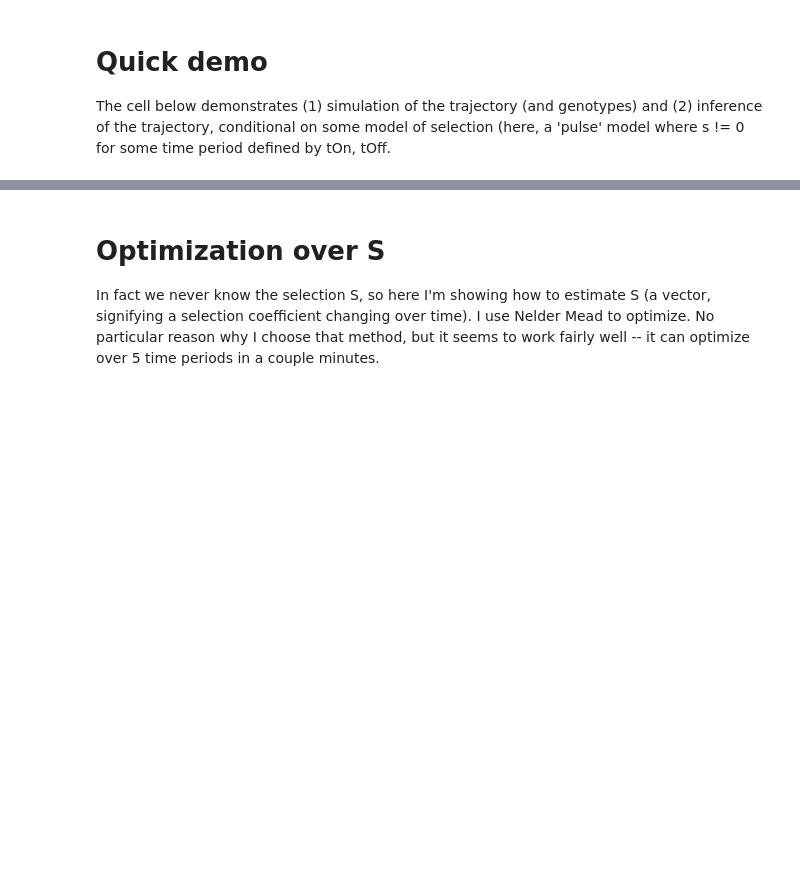
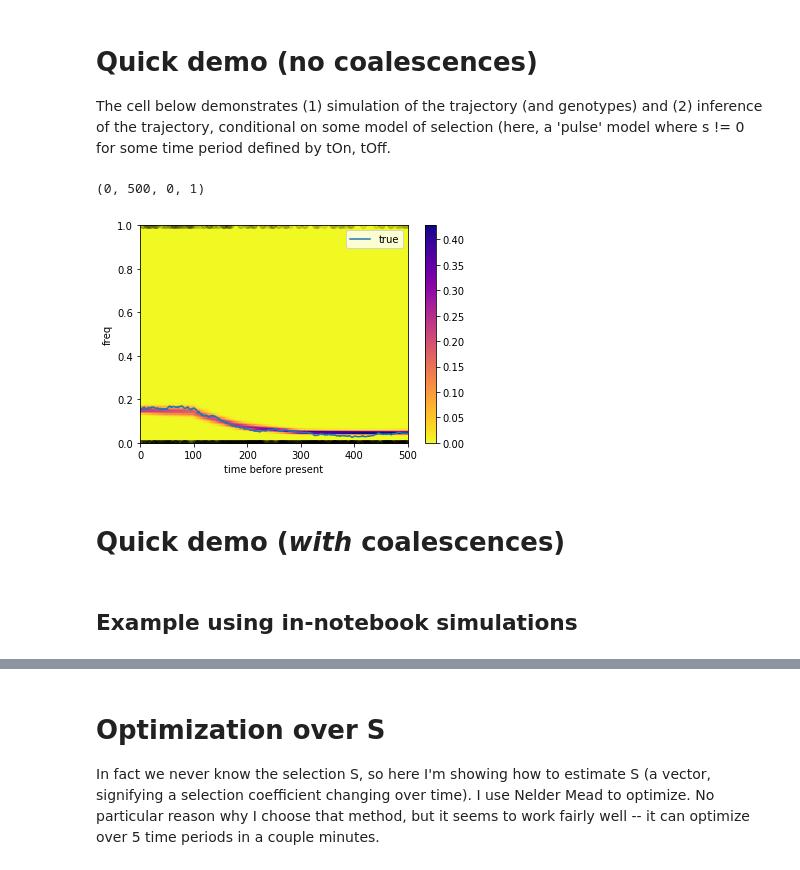
Before and after one commit to standard-aaron/clues, a Jupyter notebook: workbook.ipynb, the cells around one changed output, grey strips where cells are left out. Saved outputs shown, nothing was run; the diff lists cells and outputs as text; code cells hidden in the pictures; blank space fills up the shorter version.

```diff
--- a/workbook.ipynb
+++ b/workbook.ipynb
@@ -424,34 +563,47 @@ def plot_trajs(trueTraj,alphaMat,betaMat,freqs,genos,gens=500,tSkip=1):
 # %% [markdown]
-# Quick demo
+# Quick demo (no coalescences)
 
 The cell below demonstrates (1) simulation of the trajectory (and genotypes) and (2) inference of the trajectory, conditional on some model of selection (here, a 'pulse' model where s != 0 for some time period defined by tOn, tOff.
 # %%
 
 ### 1 ### Simulation
 
 sTrue = 0.01
 tOnTrue = 300
 tOffTrue = 100
 p0 = 0.05
 Ne = 1*10**4
 gens = 500
 tSkip = 1
 
-traj, ancGLs, genos = simulate_traj_and_gls(p0,sTrue,tOnTrue,tOffTrue,Ne=Ne,gens=gens,tSkip=tSkip)
+traj = simulate_traj(p0,sTrue,tOnTrue,tOffTrue,Ne=Ne,gens=gens)
+currentFreq = traj[0]
 
 ##########
 ### 2 ### Inference (fixing the values of s/tOn/tOff)
 
 sNominal = 0.01
 tOnNominal = 300
 tOffNominal = 100
 
-sel,epochs,N,freqs,currentFreq,ancGLs = initialize_pulse_model(traj,sNominal,tOnNominal,tOffNominal,Ne=Ne,gens=gens)
+sel,epochs,N,freqs = initialize_pulse_model(sNominal,tOnNominal,tOffNominal,Ne=Ne,gens=gens,tSkip=tSkip)
+ancGLs, genos = simulate_gls_from_traj(epochs,traj,gens,nsamp=1000)
+
 z_bins,z_logcdf,z_logsf = load_normal_tables()
 
-alphaMat = forward_algorithm(sel,epochs,N,freqs,z_bins,z_logcdf,z_logsf,ancGLs)
-betaMat = backward_algorithm(sel,epochs,N,freqs,currentFreq,z_bins,z_logcdf,z_logsf,ancGLs)
+times = -1.0*np.ones((2,1))
 
-plot_trajs(traj,alphaMat,betaMat,freqs,genos,gens=500,tSkip=tSkip)
+alphaMat = forward_algorithm(sel,times,epochs,N,freqs,z_bins,z_logcdf,z_logsf,ancGLs,noCoals=1)
+betaMat = backward_algorithm(sel,times,epochs,N,freqs,z_bins,z_logcdf,z_logsf,ancGLs,noCoals=1,currFreq=currentFreq)
 
+plot_trajs(traj,alphaMat,betaMat,freqs,gens=500,tSkip=tSkip)
+plot_genos(ancGLs[:,0],genos)
+plt.axis((0,gens,0,1))
 ##########
+# %% [output]
+(0, 500, 0, 1)
+[figure, added]
+# %% [markdown]
+# Quick demo (*with* coalescences)
+# %% [markdown]
+## Example using in-notebook simulations
```
Also changed, not shown: parts of 9 cells of this notebook, 5 other files.
